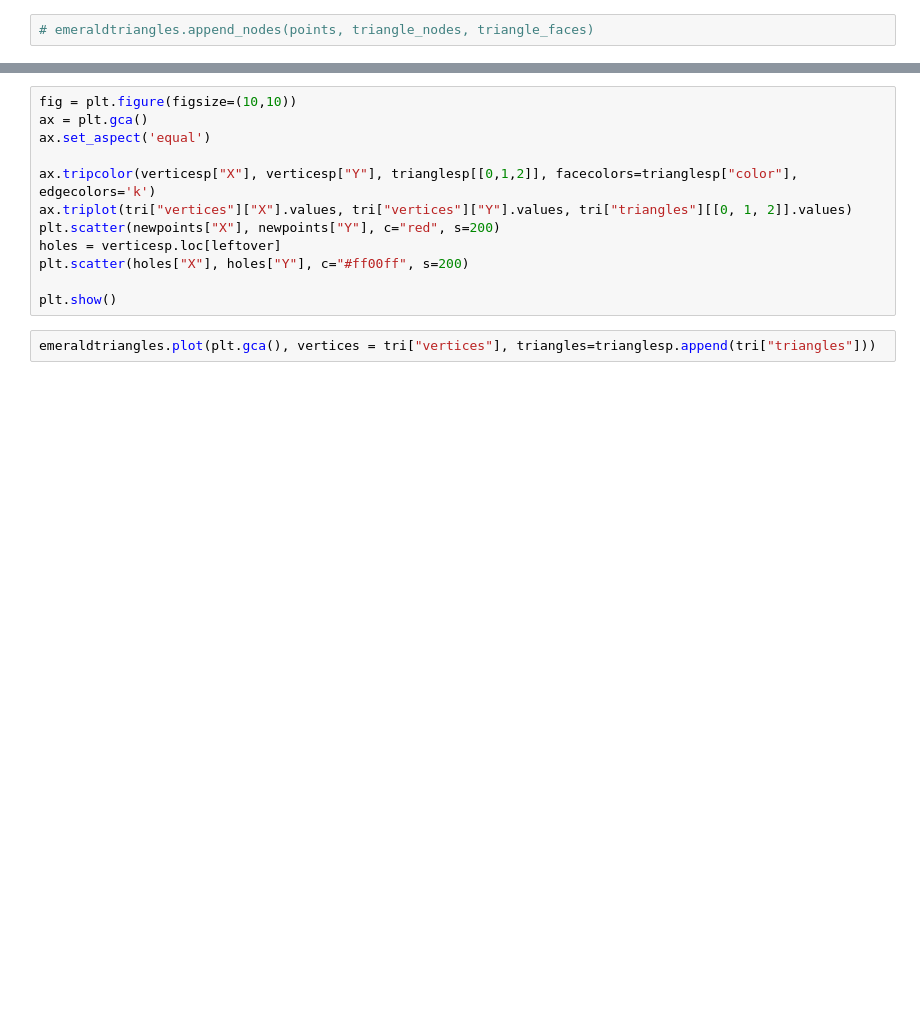
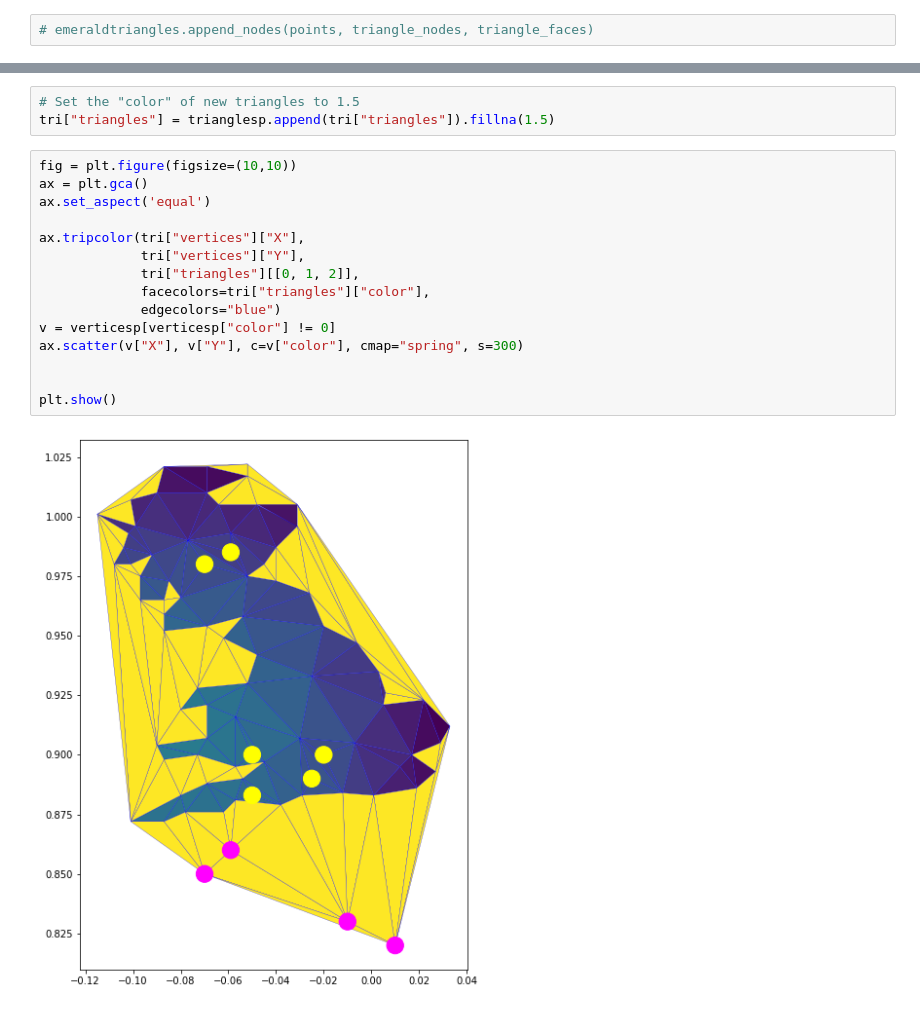
Before and after one commit to emerald-geomodelling/EmeraldTriangles, a Jupyter notebook: Example usage.ipynb, the cells around one changed output, grey strips where cells are left out. Drawn from its saved outputs; the diff is of its cells as text; blank space fills up the shorter version.

```diff
--- a/Example usage.ipynb
+++ b/Example usage.ipynb
@@ -87,14 +90,20 @@ plt.show()
+# %%
+# Set the "color" of new triangles to 1.5
+tri["triangles"] = trianglesp.append(tri["triangles"]).fillna(1.5)
 # %%
 fig = plt.figure(figsize=(10,10))
 ax = plt.gca()
 ax.set_aspect('equal')
 
-ax.tripcolor(verticesp["X"], verticesp["Y"], trianglesp[[0,1,2]], facecolors=trianglesp["color"], edgecolors='k')
-ax.triplot(tri["vertices"]["X"].values, tri["vertices"]["Y"].values, tri["triangles"][[0, 1, 2]].values)
-plt.scatter(newpoints["X"], newpoints["Y"], c="red", s=200)
-holes = verticesp.loc[leftover]
-plt.scatter(holes["X"], holes["Y"], c="#ff00ff", s=200)
+ax.tripcolor(tri["vertices"]["X"],
+             tri["vertices"]["Y"],
+             tri["triangles"][[0, 1, 2]],
+             facecolors=tri["triangles"]["color"],
+             edgecolors="blue")
+v = verticesp[verticesp["color"] != 0]
+ax.scatter(v["X"], v["Y"], c=v["color"], cmap="spring", s=300)
+
 
 plt.show()
+# %% [output]
+[figure, added]
-# %%
-emeraldtriangles.plot(plt.gca(), vertices = tri["vertices"], triangles=trianglesp.append(tri["triangles"]))
```
Also changed, not shown: parts of 5 cells of this notebook.
